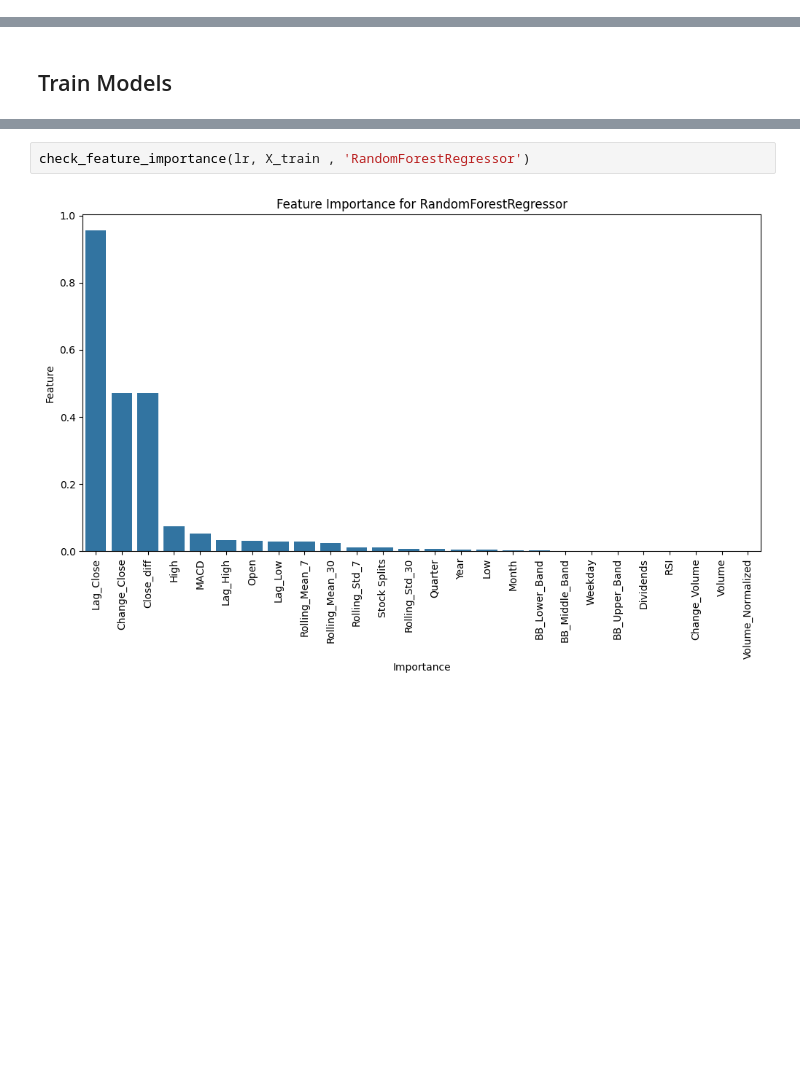
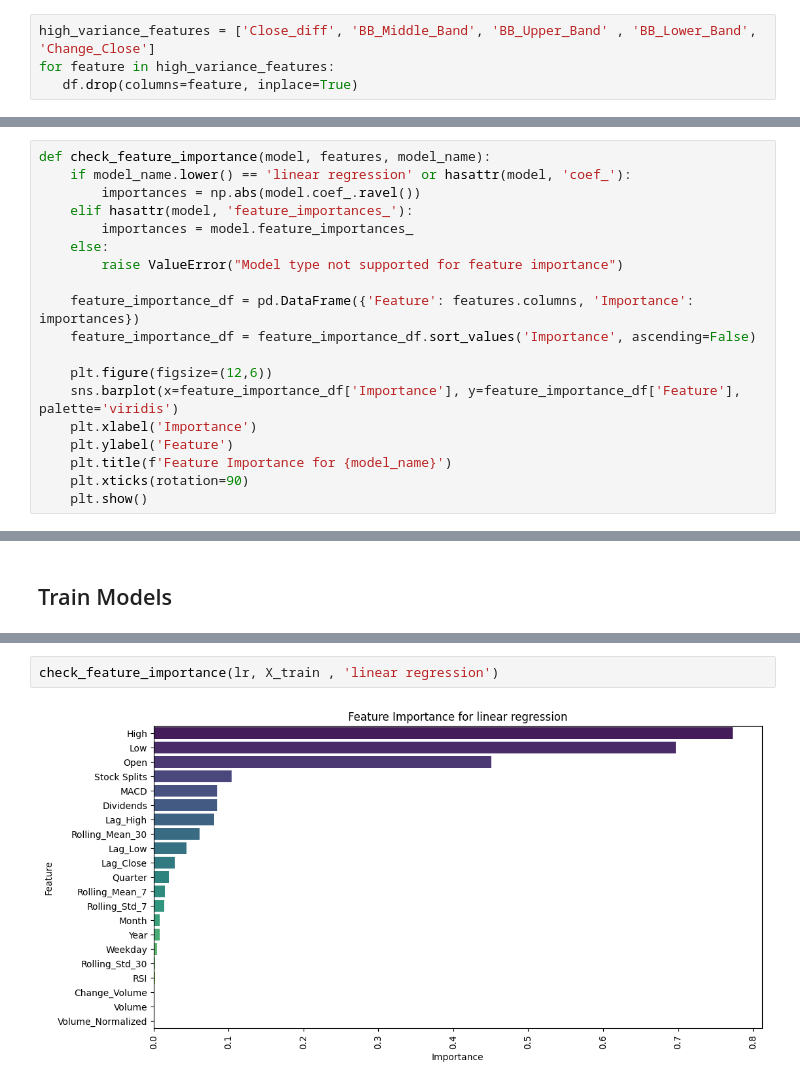
Before and after one commit to Sudais-shah/Saudi-Aramco-Stock-Price-Prediction-Model, a Jupyter notebook: Saudi Aramco Stock Price Prediction Model.ipynb, the cells around one changed output, grey strips where cells are left out. Drawn from its saved outputs; the diff is of its cells as text; blank space fills up the shorter version.

Commit message:
today i have completed my project and now the model is performing almost perfect close prices. In future i will further enhanced this model using deep learning model's such as arima , lstm etc.

```diff
--- a/Saudi Aramco Stock Price Prediction Model.ipynb
+++ b/Saudi Aramco Stock Price Prediction Model.ipynb
@@ -457,3 +461,7 @@ print(calculate_vairance(df))
+# %%
+high_variance_features = ['Close_diff', 'BB_Middle_Band', 'BB_Upper_Band' , 'BB_Lower_Band', 'Change_Close']
+for feature in high_variance_features:
+   df.drop(columns=feature, inplace=True)
 # %%
 df.head()
 # %% [output]
@@ -488,0 +509,19 @@ y_test = test_data['Close']
+# %%
+def check_feature_importance(model, features, model_name):
+    if model_name.lower() == 'linear regression' or hasattr(model, 'coef_'):
+        importances = np.abs(model.coef_.ravel())
+    elif hasattr(model, 'feature_importances_'):
+        importances = model.feature_importances_
+    else:
+        raise ValueError("Model type not supported for feature importance")
+
+    feature_importance_df = pd.DataFrame({'Feature': features.columns, 'Importance': importances})
+    feature_importance_df = feature_importance_df.sort_values('Importance', ascending=False)
+
+    plt.figure(figsize=(12,6))
+    sns.barplot(x=feature_importance_df['Importance'], y=feature_importance_df['Feature'], palette='viridis')
+    plt.xlabel('Importance')
+    plt.ylabel('Feature')
+    plt.title(f'Feature Importance for {model_name}')
+    plt.xticks(rotation=90)
+    plt.show()
@@ -524,4 +595,4 @@ Mean Absolute Error: 0.01
 # %%
-check_feature_importance(lr, X_train , 'RandomForestRegressor')
+check_feature_importance(lr, X_train , 'linear regression')
 # %% [output]
-[figure, old version]
+[figure, new version]
```
Also changed, not shown: parts of 83 cells of this notebook, 1 other file.
